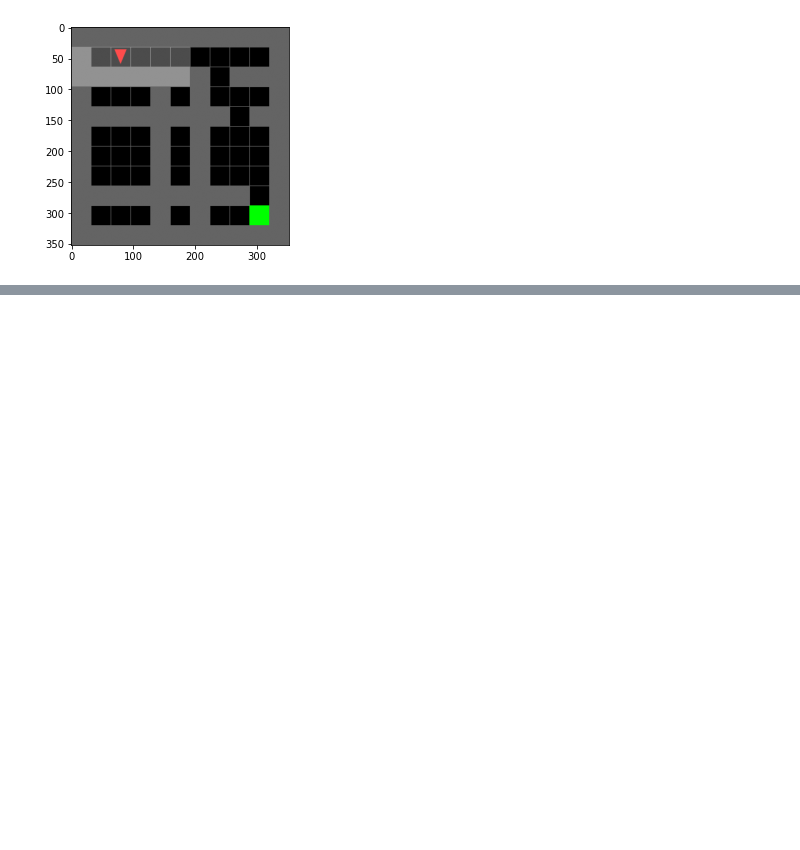
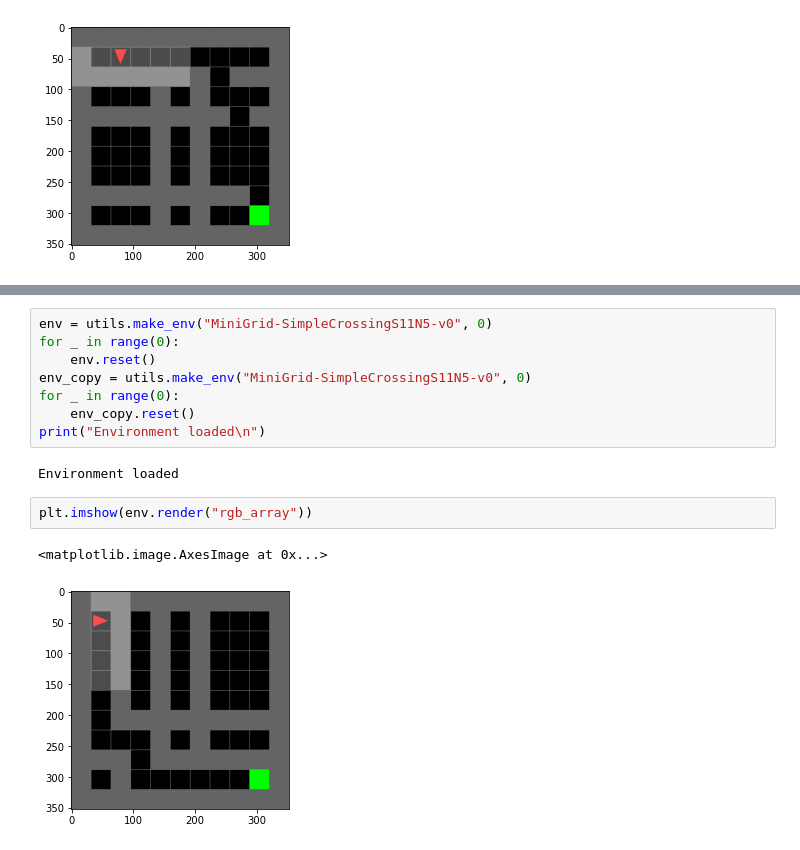
Before and after one commit to AdamJelley/POEM, a Jupyter notebook: analyse_trajectories.ipynb, the cells around one changed output, grey strips where cells are left out. Cells and saved outputs as stored; diff of their text form; blank space fills up the shorter version.

```diff
--- a/analyse_trajectories.ipynb
+++ b/analyse_trajectories.ipynb
@@ -551,0 +535,15 @@ tensor([1, 0, 0, 0])
+# %%
+env = utils.make_env("MiniGrid-SimpleCrossingS11N5-v0", 0)
+for _ in range(0):
+    env.reset()
+env_copy = utils.make_env("MiniGrid-SimpleCrossingS11N5-v0", 0)
+for _ in range(0):
+    env_copy.reset()
+print("Environment loaded\n")
+# %% [output]
+Environment loaded
+# %%
+plt.imshow(env.render("rgb_array"))
+# %% [output]
+<matplotlib.image.AxesImage at 0x...>
+[figure, added]
```
Also changed, not shown: parts of 10 cells of this notebook, 3 other files.
